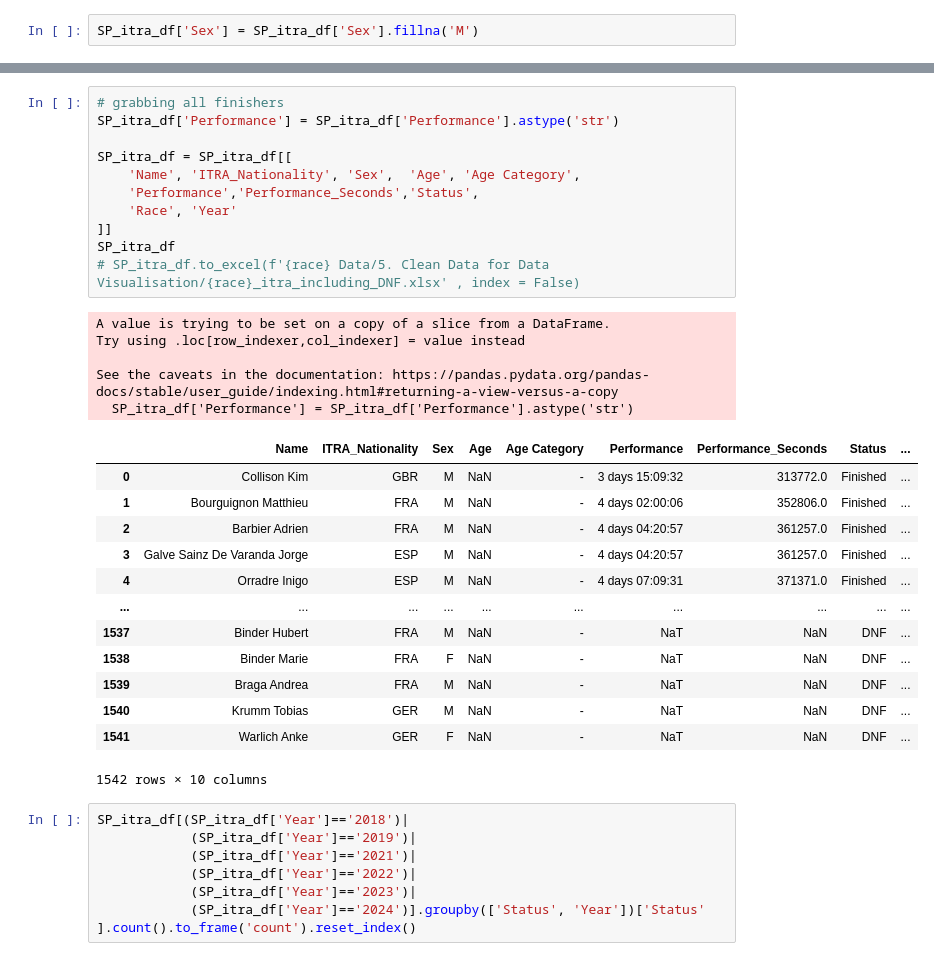
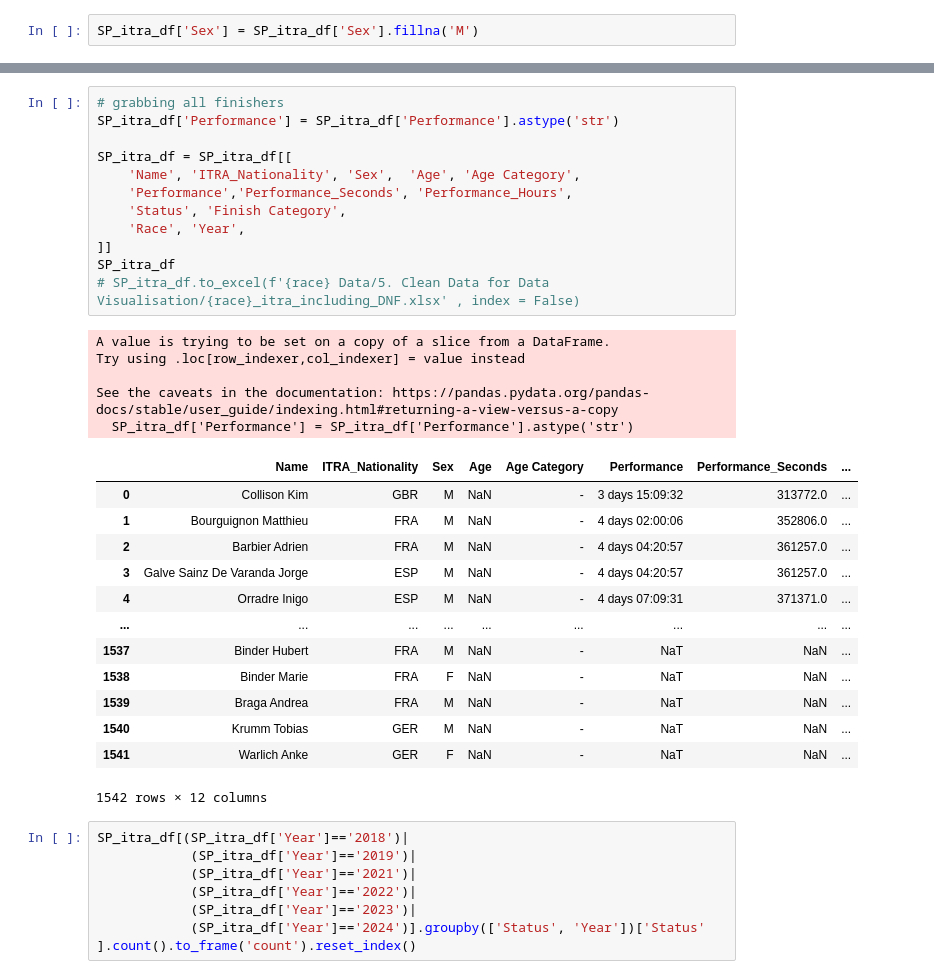
Before and after one commit to kjonina/SwissPeaks, a Jupyter notebook: Stage 1 - Cleaning Swiss Peaks ITRA data.ipynb, the cells around one changed output, grey strips where cells are left out. Cells and saved outputs as stored; diff of their text form.

```diff
--- a/Cleaning Swiss Peaks ITRA data.ipynb
+++ b/Stage 1 - Cleaning Swiss Peaks ITRA data.ipynb
@@ -236,33 +317,34 @@ SP_itra_df['Sex'] = SP_itra_df['Sex'].fillna('M')
 # %%
 # grabbing all finishers
 SP_itra_df['Performance'] = SP_itra_df['Performance'].astype('str')
 
 SP_itra_df = SP_itra_df[[
     'Name', 'ITRA_Nationality', 'Sex',  'Age', 'Age Category',
-    'Performance','Performance_Seconds','Status',
-    'Race', 'Year'
+    'Performance','Performance_Seconds', 'Performance_Hours',
+    'Status', 'Finish Category',
+    'Race', 'Year',
 ]]
 SP_itra_df
 # SP_itra_df.to_excel(f'{race} Data/5. Clean Data for Data Visualisation/{race}_itra_including_DNF.xlsx' , index = False)
 # %% [output]
 A value is trying to be set on a copy of a slice from a DataFrame.
 Try using .loc[row_indexer,col_indexer] = value instead
 
 See the caveats in the documentation: https://pandas.pydata.org/pandas-docs/stable/user_guide/indexing.html#returning-a-view-versus-a-copy
   SP_itra_df['Performance'] = SP_itra_df['Performance'].astype('str')
-|  | Name | ITRA_Nationality | Sex | Age | Age Category | Performance | Performance_Seconds | Status | ... |
-| 0 | Collison Kim | GBR | M | NaN | - | 3 days 15:09:32 | 313772.0 | Finished | ... |
-| 1 | Bourguignon Matthieu | FRA | M | NaN | - | 4 days 02:00:06 | 352806.0 | Finished | ... |
-| 2 | Barbier Adrien | FRA | M | NaN | - | 4 days 04:20:57 | 361257.0 | Finished | ... |
-| 3 | Galve Sainz De Varanda Jorge | ESP | M | NaN | - | 4 days 04:20:57 | 361257.0 | Finished | ... |
-| 4 | Orradre Inigo | ESP | M | NaN | - | 4 days 07:09:31 | 371371.0 | Finished | ... |
-| ... | ... | ... | ... | ... | ... | ... | ... | ... | ... |
-| 1537 | Binder Hubert | FRA | M | NaN | - | NaT | NaN | DNF | ... |
-| 1538 | Binder Marie | FRA | F | NaN | - | NaT | NaN | DNF | ... |
-| 1539 | Braga Andrea | FRA | M | NaN | - | NaT | NaN | DNF | ... |
-| 1540 | Krumm Tobias | GER | M | NaN | - | NaT | NaN | DNF | ... |
-| 1541 | Warlich Anke | GER | F | NaN | - | NaT | NaN | DNF | ... |
+|  | Name | ITRA_Nationality | Sex | Age | Age Category | Performance | Performance_Seconds | ... |
+| 0 | Collison Kim | GBR | M | NaN | - | 3 days 15:09:32 | 313772.0 | ... |
+| 1 | Bourguignon Matthieu | FRA | M | NaN | - | 4 days 02:00:06 | 352806.0 | ... |
+| 2 | Barbier Adrien | FRA | M | NaN | - | 4 days 04:20:57 | 361257.0 | ... |
+| 3 | Galve Sainz De Varanda Jorge | ESP | M | NaN | - | 4 days 04:20:57 | 361257.0 | ... |
+| 4 | Orradre Inigo | ESP | M | NaN | - | 4 days 07:09:31 | 371371.0 | ... |
+| ... | ... | ... | ... | ... | ... | ... | ... | ... |
+| 1537 | Binder Hubert | FRA | M | NaN | - | NaT | NaN | ... |
+| 1538 | Binder Marie | FRA | F | NaN | - | NaT | NaN | ... |
+| 1539 | Braga Andrea | FRA | M | NaN | - | NaT | NaN | ... |
+| 1540 | Krumm Tobias | GER | M | NaN | - | NaT | NaN | ... |
+| 1541 | Warlich Anke | GER | F | NaN | - | NaT | NaN | ... |
-1542 rows × 10 columns
+1542 rows × 12 columns
 # %%
 SP_itra_df[(SP_itra_df['Year']=='2018')|
             (SP_itra_df['Year']=='2019')|
```
Also changed, not shown: parts of 4 cells of this notebook, 5 other files.
